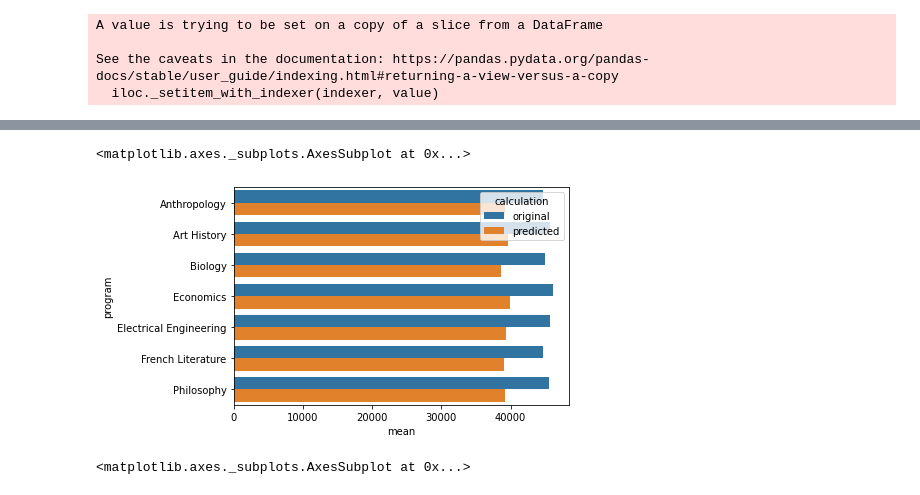
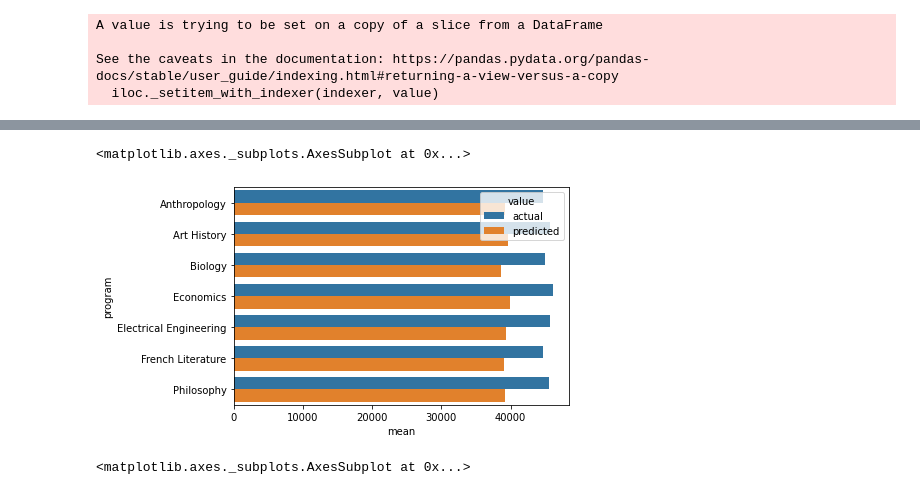
Before and after one commit to brighthive/roi-toolkit, a Jupyter notebook: Example Notebook.ipynb, the cells around one changed output, grey strips where cells are left out. Cells and saved outputs as stored; diff of their text form; code cells hidden in the pictures.

```diff
--- a/Example Notebook.ipynb
+++ b/Example Notebook.ipynb
@@ -293,14 +277,14 @@ data.sample(5)
 # %%
 # Mean predicted vs actual wage by program
 original_summary = utilities.multiple_describe(data, 'program', 'earnings_end')
 adjusted_summary = utilities.multiple_describe(data, 'program', 'predicted_wage')
-original_summary['calculation'] = "original"
-adjusted_summary['calculation'] = "predicted"
+original_summary['value'] = "actual"
+adjusted_summary['value'] = "predicted"
 
-sns.barplot(x="mean", y="program", hue="calculation", data=pd.concat([original_summary, adjusted_summary]))
+sns.barplot(x="mean", y="program", hue="value", data=pd.concat([original_summary, adjusted_summary]))
 # %% [output]
 <matplotlib.axes._subplots.AxesSubplot at 0x...>
-[figure, old version]
+[figure, new version]
 # %%
 sns.barplot(x="earnings_premium", y="program", data=data, estimator=np.mean)
 # %% [output]
```
Also changed, not shown: parts of 20 cells of this notebook, 1 other file.
